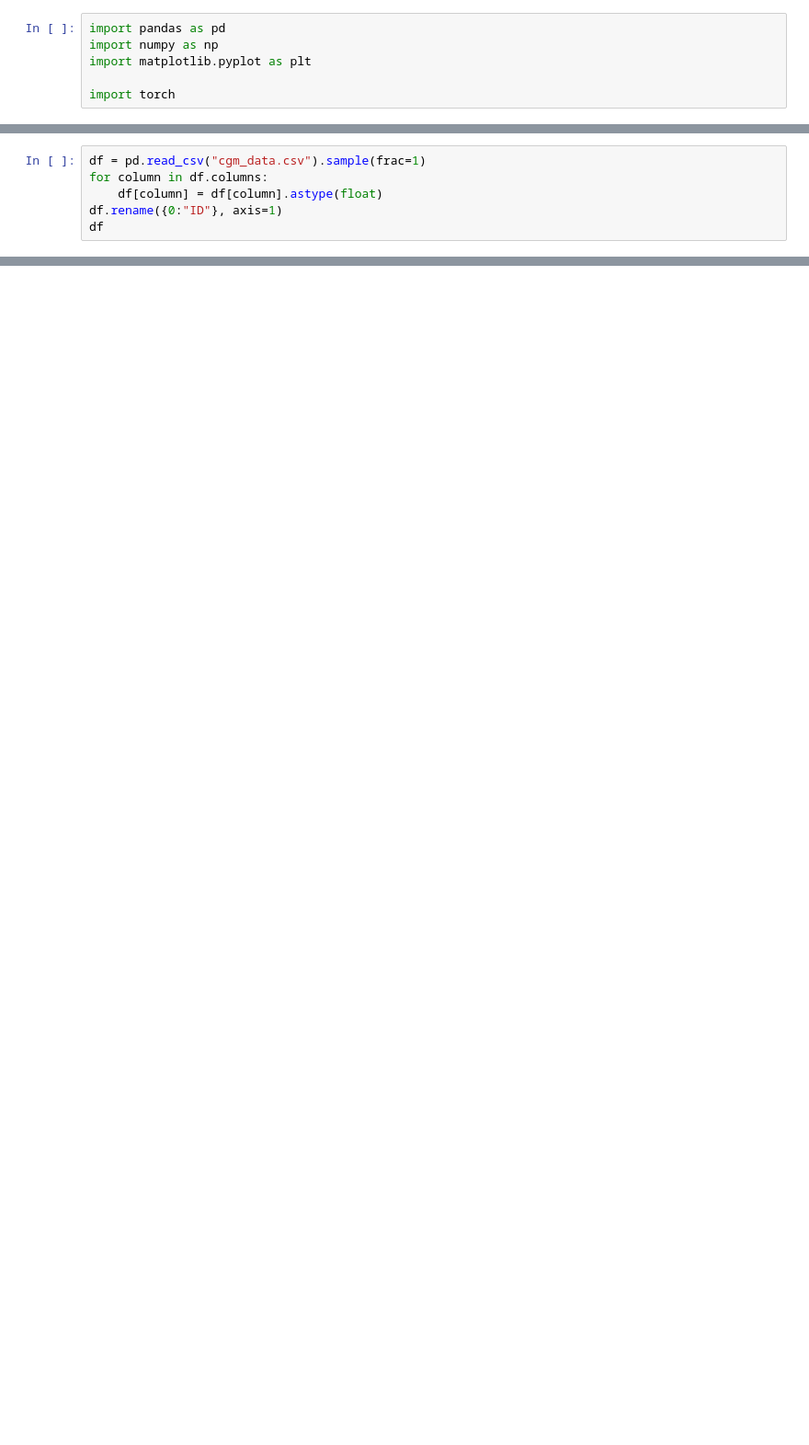
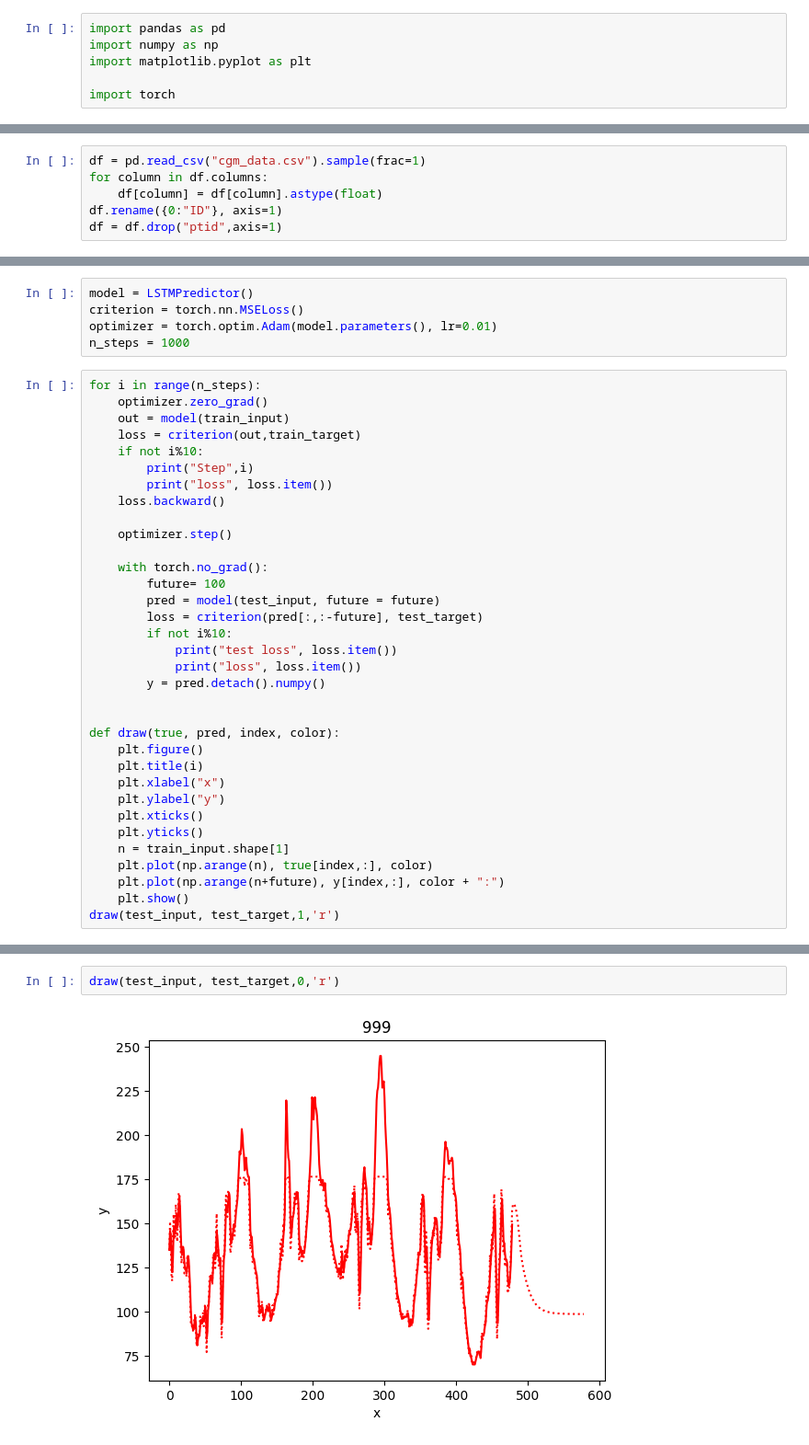
Before and after one commit to rewazzu/cgm-deeplearning, a Jupyter notebook: main.ipynb, the cells around one changed output, grey strips where cells are left out. Shown at 92% size. Drawn from its saved outputs; the diff is of its cells as text; blank space fills up the shorter version.

```diff
--- a/main.ipynb
+++ b/main.ipynb
@@ -11,4 +15,4 @@ df = pd.read_csv("cgm_data.csv").sample(frac=1)
 for column in df.columns:
     df[column] = df[column].astype(float)
 df.rename({0:"ID"}, axis=1)
-df
+df = df.drop("ptid",axis=1)
@@ -84,0 +60,39 @@ TypeError: can't convert np.ndarray of type numpy.object_. The only supported ty
+# %%
+model = LSTMPredictor()
+criterion = torch.nn.MSELoss()
+optimizer = torch.optim.Adam(model.parameters(), lr=0.01)
+n_steps = 1000
+# %%
+for i in range(n_steps):
+    optimizer.zero_grad()
+    out = model(train_input)
+    loss = criterion(out,train_target)
+    if not i%10:
+        print("Step",i)
+        print("loss", loss.item())
+    loss.backward()
+
+    optimizer.step()
+
+    with torch.no_grad():
+        future= 100
+        pred = model(test_input, future = future)
+        loss = criterion(pred[:,:-future], test_target)
+        if not i%10:
+            print("test loss", loss.item())
+            print("loss", loss.item())
+        y = pred.detach().numpy()
+
+
+def draw(true, pred, index, color):
+    plt.figure()
+    plt.title(i)
+    plt.xlabel("x")
+    plt.ylabel("y")
+    plt.xticks()
+    plt.yticks()
+    n = train_input.shape[1]
+    plt.plot(np.arange(n), true[index,:], color)
+    plt.plot(np.arange(n+future), y[index,:], color + ":")
+    plt.show()
+draw(test_input, test_target,1,'r')
@@ -84,0 +119,4 @@ TypeError: can't convert np.ndarray of type numpy.object_. The only supported ty
+# %%
+draw(test_input, test_target,0,'r')
+# %% [output]
+[figure, added]
```
Also changed, not shown: parts of 9 cells of this notebook.
